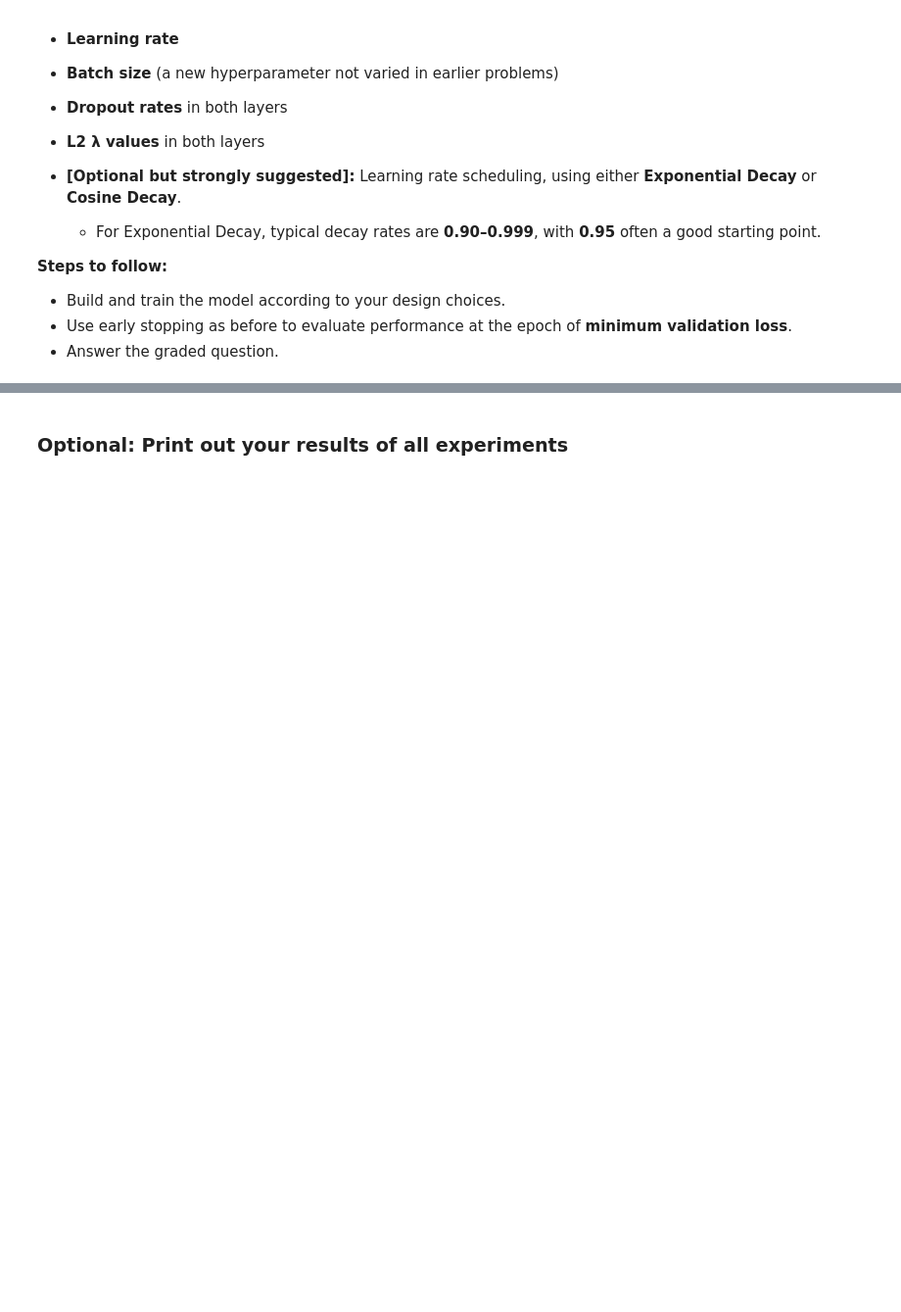
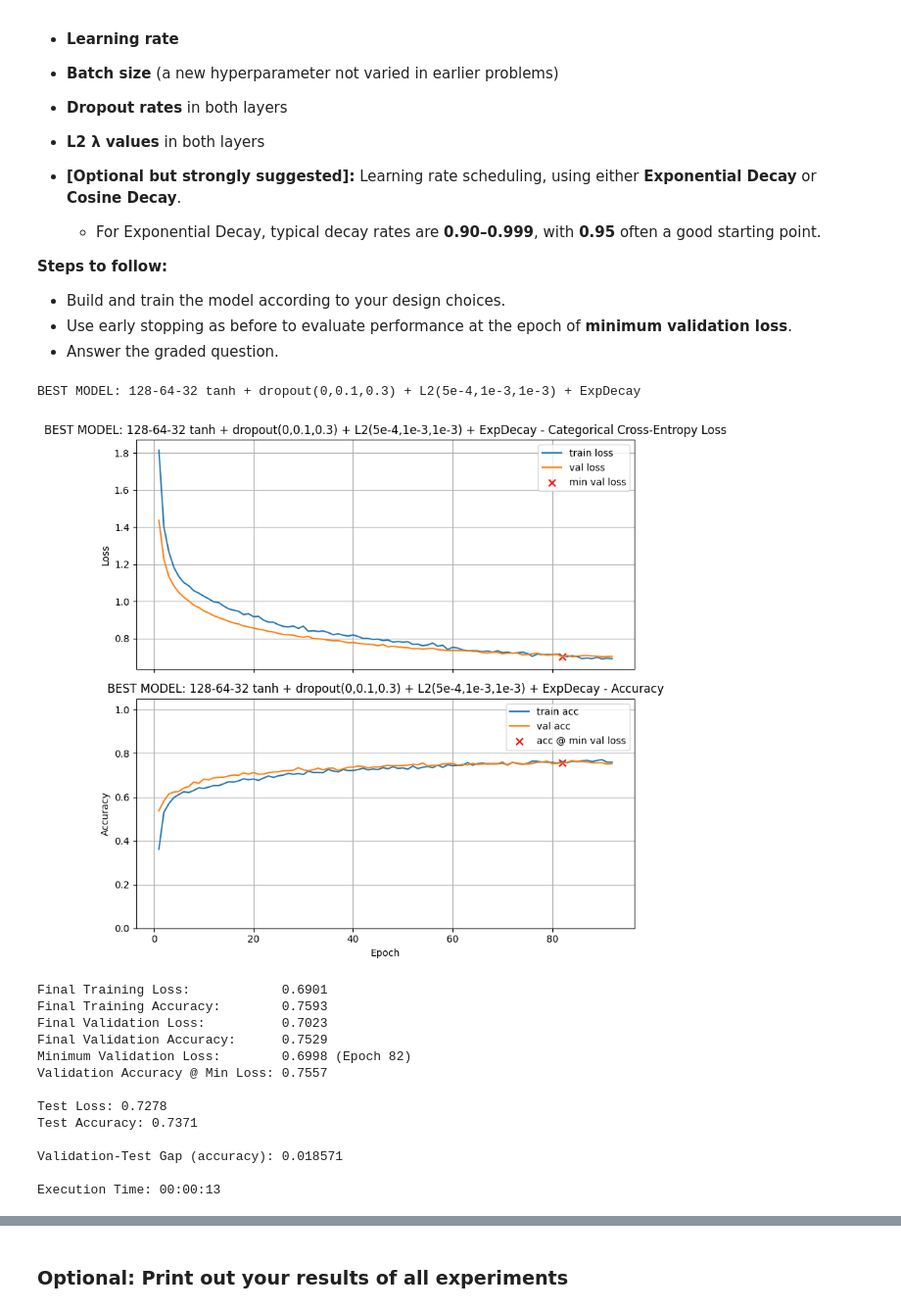
Before and after one commit to tlevash23/Mod7, a Jupyter notebook: Homework_03.ipynb, the cells around one changed output, grey strips where cells are left out. Shown at 98% size. Cells and saved outputs as stored; diff of their text form; code cells hidden in the pictures; blank space fills up the shorter version.

```diff
--- a/Homework_03.ipynb
+++ b/Homework_03.ipynb
@@ -816,6 +1160,71 @@ In this final problem, you will design and train your **best-performing model**
 * Answer the graded question.
 # %%
 # Your code here
+
+
+results = {}
+best_activation = "tanh"
+
+# design
+batch_size = 128
+epochs = 500
+
+# reg
+l2_128 = 5e-4
+l2_64  = 1e-3
+l2_32  = 1e-3
+
+d_128 = 0.0
+d_64  = 0.1
+d_32  = 0.3
+
+# exponential decay
+initial_lr = 5e-4
+lr_schedule = ExponentialDecay(
+    initial_learning_rate=initial_lr,
+    decay_steps=2000,
+    decay_rate=0.95,
+    staircase=True
+)
+
+# model build
+layer_list = [
+    (128, best_activation, l2_128, d_128),
+    (64,  best_activation, l2_64,  d_64),
+    (32,  best_activation, l2_32,  d_32),
+]
+
+model_best = build_model(
+    n_inputs=X_train.shape[1],
+    layer_list=layer_list,
+    n_classes=n_classes
+)
+
+# train eval
+train_and_test(
+    model_best,
+    epochs=epochs,
+    lr_schedule=lr_schedule,
+    batch_size=batch_size,
+    title="BEST MODEL: 128-64-32 tanh + dropout(0,0.1,0.3) + L2(5e-4,1e-3,1e-3) + ExpDecay",
+    verbose=0
+)
+# %% [output]
+BEST MODEL: 128-64-32 tanh + dropout(0,0.1,0.3) + L2(5e-4,1e-3,1e-3) + ExpDecay
+[figure, added]
+Final Training Loss:            0.6901
+Final Training Accuracy:        0.7593
+Final Validation Loss:          0.7023
+Final Validation Accuracy:      0.7529
+Minimum Validation Loss:        0.6998 (Epoch 82)
+Validation Accuracy @ Min Loss: 0.7557
+
+Test Loss: 0.7278
+Test Accuracy: 0.7371
+
+Validation-Test Gap (accuracy): 0.018571
+
+Execution Time: 00:00:13
 # %%
 # Set a6 to the validation accuracy found by this best model
 
```
Also changed, not shown: parts of 20 cells of this notebook.
